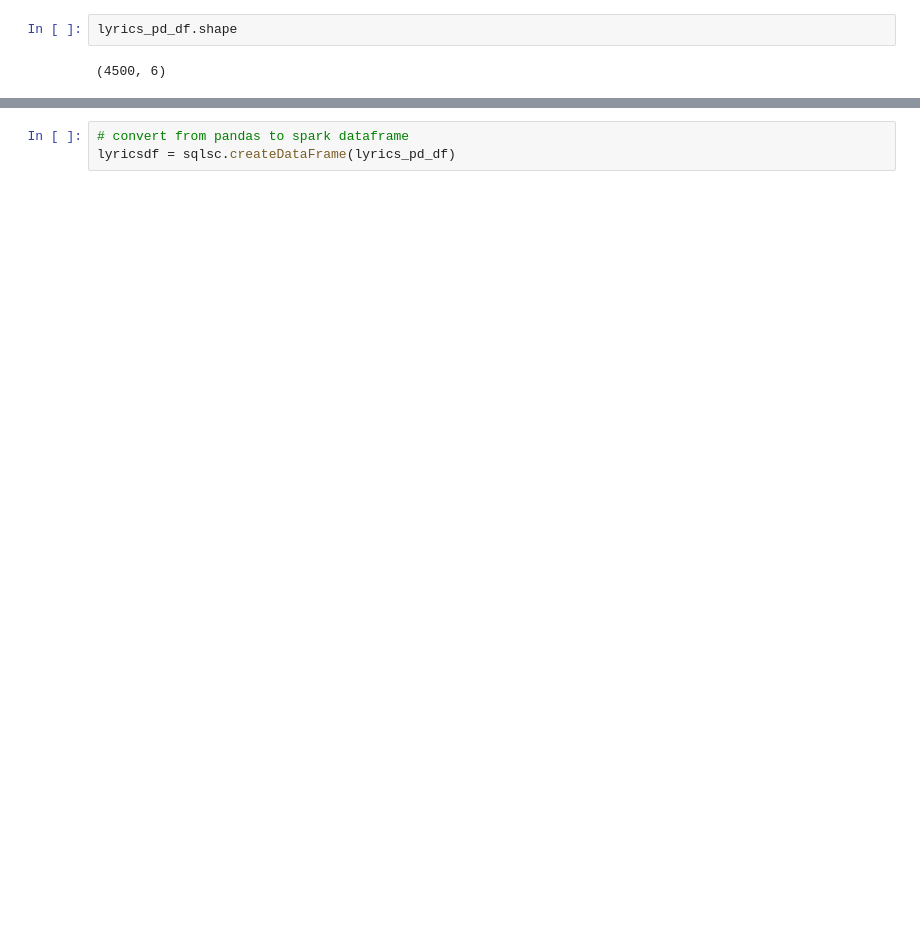
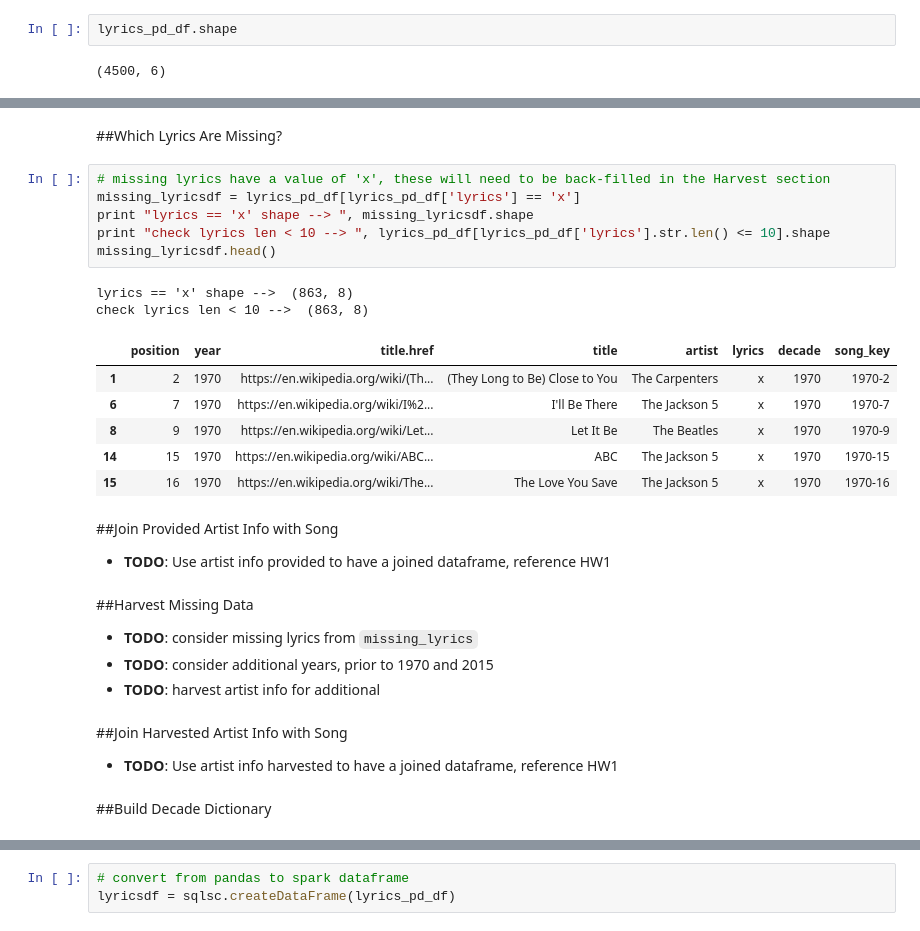
Before and after one commit to michaeljohns/lyrics-lab, a Jupyter notebook: notebooks/mj/Provided-Data-Exploration.ipynb, the cells around one changed output, grey strips where cells are left out. Drawn from its saved outputs; the diff is of its cells as text; blank space fills up the shorter version.

```diff
--- a/notebooks/mj/Provided-Data-Exploration.ipynb
+++ b/notebooks/mj/Provided-Data-Exploration.ipynb
@@ -99,0 +117,30 @@ lyrics_pd_df.head()
+# %% [markdown]
+##Which Lyrics Are Missing?
+# %%
+# missing lyrics have a value of 'x', these will need to be back-filled in the Harvest section
+missing_lyricsdf = lyrics_pd_df[lyrics_pd_df['lyrics'] == 'x']
+print "lyrics == 'x' shape --> ", missing_lyricsdf.shape
+print "check lyrics len < 10 --> ", lyrics_pd_df[lyrics_pd_df['lyrics'].str.len() <= 10].shape
+missing_lyricsdf.head()
+# %% [output]
+lyrics == 'x' shape -->  (863, 8)
+check lyrics len < 10 -->  (863, 8)
+|  | position | year | title.href | title | artist | lyrics | decade | song_key |
+| 1 | 2 | 1970 | https://en.wikipedia.org/wiki/(Th... | (They Long to Be) Close to You | The Carpenters | x | 1970 | 1970-2 |
+| 6 | 7 | 1970 | https://en.wikipedia.org/wiki/I%2... | I'll Be There | The Jackson 5 | x | 1970 | 1970-7 |
+| 8 | 9 | 1970 | https://en.wikipedia.org/wiki/Let... | Let It Be | The Beatles | x | 1970 | 1970-9 |
+| 14 | 15 | 1970 | https://en.wikipedia.org/wiki/ABC... | ABC | The Jackson 5 | x | 1970 | 1970-15 |
+| 15 | 16 | 1970 | https://en.wikipedia.org/wiki/The... | The Love You Save | The Jackson 5 | x | 1970 | 1970-16 |
+# %% [markdown]
+##Join Provided Artist Info with Song
+* **TODO**: Use artist info provided to have a joined dataframe, reference HW1
+# %% [markdown]
+##Harvest Missing Data
+* **TODO**: consider missing lyrics from `missing_lyrics`
+* **TODO**: consider additional years, prior to 1970 and 2015
+* **TODO**: harvest artist info for additional
+# %% [markdown]
+##Join Harvested Artist Info with Song
+* **TODO**: Use artist info harvested to have a joined dataframe, reference HW1
+# %% [markdown]
+##Build Decade Dictionary
```
Also changed, not shown: parts of 31 cells of this notebook, 3 other files.
